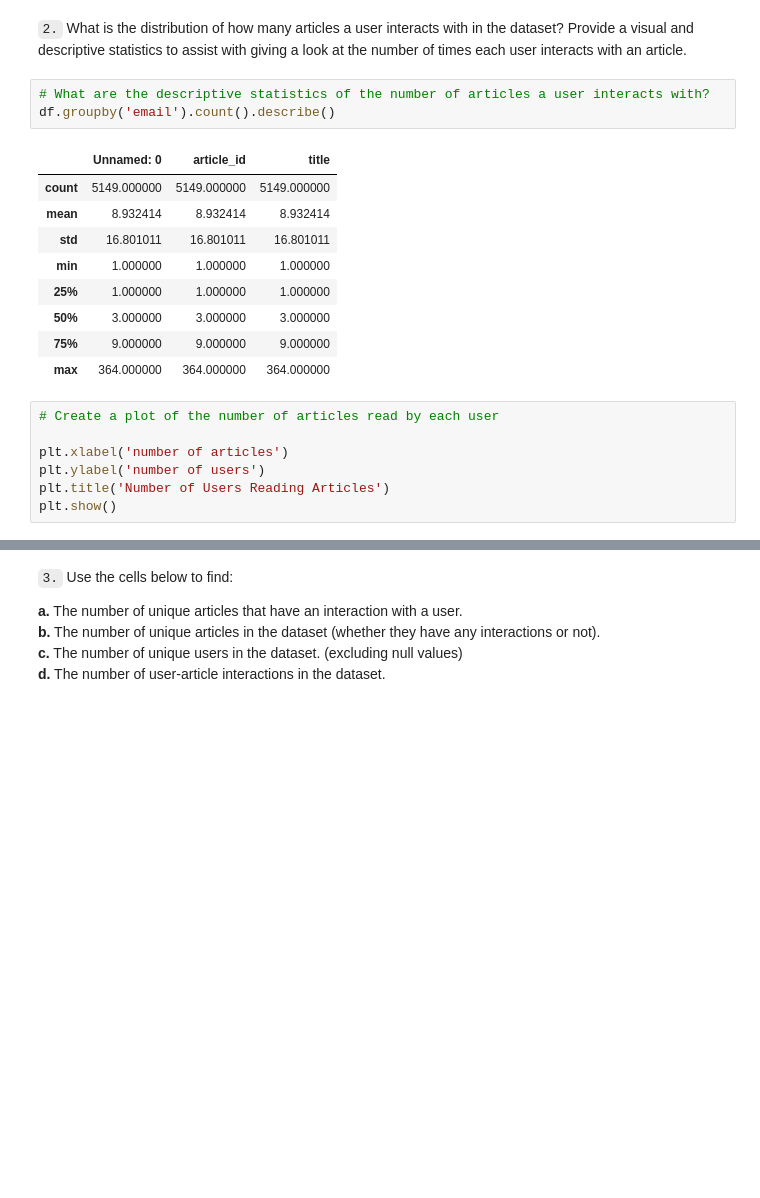
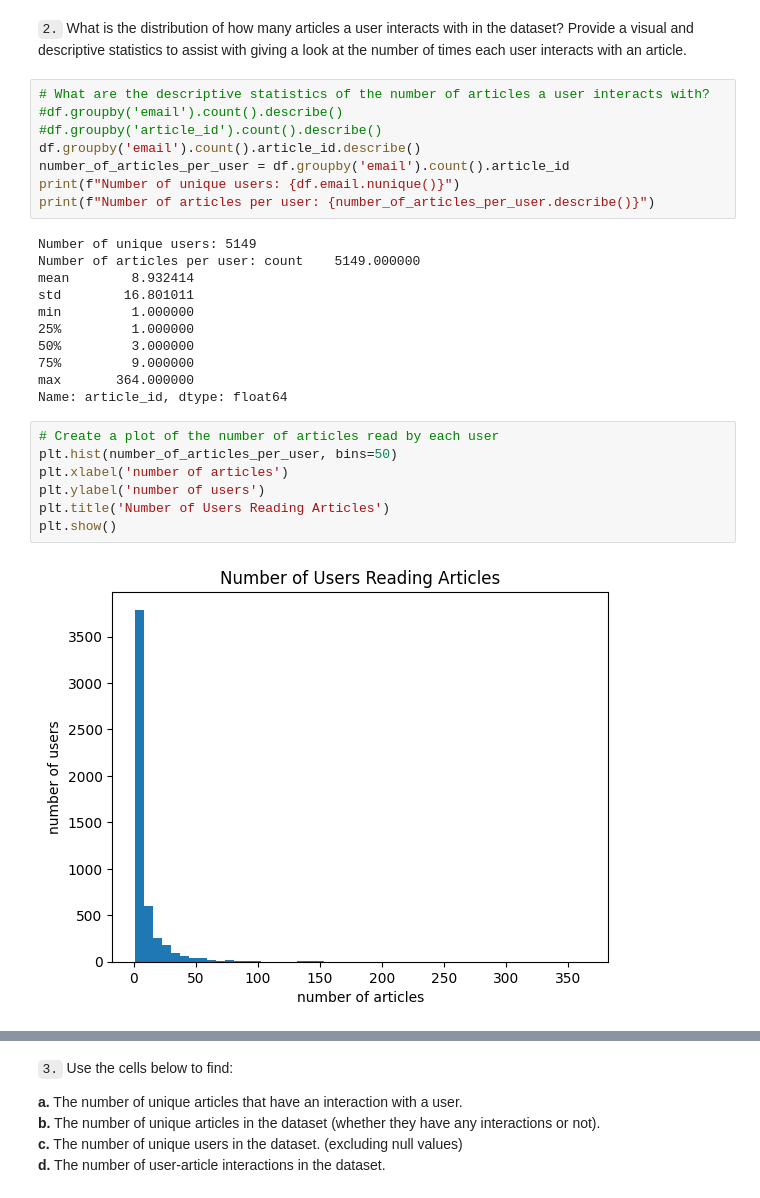
Before and after one commit to sknevhal/dsnd-recommendation-systems-project, a Jupyter notebook: starter/Recommendations_with_IBM.ipynb, the cells around one changed output, grey strips where cells are left out. Saved outputs shown, nothing was run; the diff lists cells and outputs as text; blank space fills up the shorter version.

```diff
--- a/starter/Recommendations_with_IBM.ipynb
+++ b/starter/Recommendations_with_IBM.ipynb
@@ -92,23 +92,31 @@ df[df.email.isna()]
 `2.` What is the distribution of how many articles a user interacts with in the dataset?  Provide a visual and descriptive statistics to assist with giving a look at the number of times each user interacts with an article.
 # %%
 # What are the descriptive statistics of the number of articles a user interacts with?
-df.groupby('email').count().describe()
+#df.groupby('email').count().describe()
+#df.groupby('article_id').count().describe()
+df.groupby('email').count().article_id.describe()
+number_of_articles_per_user = df.groupby('email').count().article_id
+print(f"Number of unique users: {df.email.nunique()}")
+print(f"Number of articles per user: {number_of_articles_per_user.describe()}")
 # %% [output]
-|  | Unnamed: 0 | article_id | title |
-| count | 5149.000000 | 5149.000000 | 5149.000000 |
-| mean | 8.932414 | 8.932414 | 8.932414 |
-| std | 16.801011 | 16.801011 | 16.801011 |
-| min | 1.000000 | 1.000000 | 1.000000 |
-| 25% | 1.000000 | 1.000000 | 1.000000 |
-| 50% | 3.000000 | 3.000000 | 3.000000 |
-| 75% | 9.000000 | 9.000000 | 9.000000 |
-| max | 364.000000 | 364.000000 | 364.000000 |
+Number of unique users: 5149
+Number of articles per user: count    5149.000000
+mean        8.932414
+std        16.801011
+min         1.000000
+25%         1.000000
+50%         3.000000
+75%         9.000000
+max       364.000000
+Name: article_id, dtype: float64
 # %%
 # Create a plot of the number of articles read by each user
-
+plt.hist(number_of_articles_per_user, bins=50)
 plt.xlabel('number of articles')
 plt.ylabel('number of users')
 plt.title('Number of Users Reading Articles')
 plt.show()
+# %% [output]
+[figure, added]
 # %%
 # Create a plot of the number of times each article was read
```
Also changed, not shown: parts of 15 cells of this notebook.
